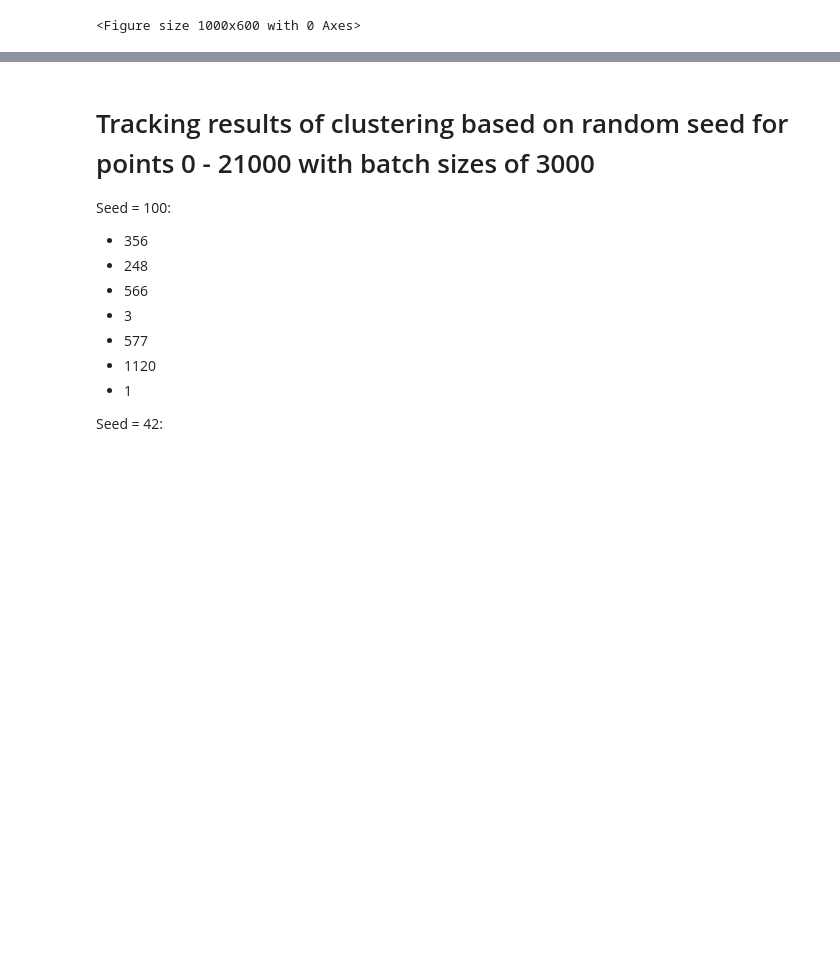
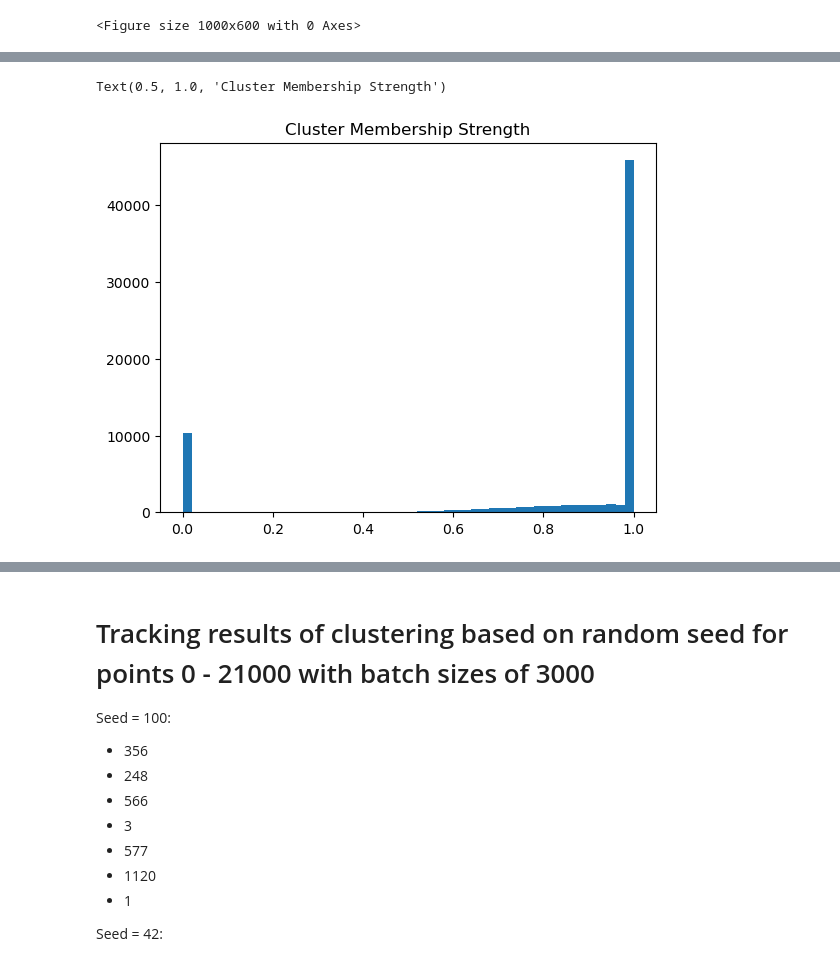
Before and after one commit to jmotamarry/cosmic-testing, a Jupyter notebook: clustering/cosmic_clustering.ipynb, the cells around one changed output, grey strips where cells are left out. Drawn from its saved outputs; the diff is of its cells as text; code cells hidden in the pictures; blank space fills up the shorter version.

```diff
--- a/clustering/cosmic_clustering.ipynb
+++ b/clustering/cosmic_clustering.ipynb
@@ -220,0 +184,6 @@ def cluster_with_idec(start_index, end_index, dataframe, seed, graph=True, n_clu
+# %%
+plt.hist(clustered_df['cluster_probability'], bins=50)
+plt.title("Cluster Membership Strength")
+# %% [output]
+Text(0.5, 1.0, 'Cluster Membership Strength')
+[figure, added]
```
Also changed, not shown: parts of 14 cells of this notebook, 4 other files.
